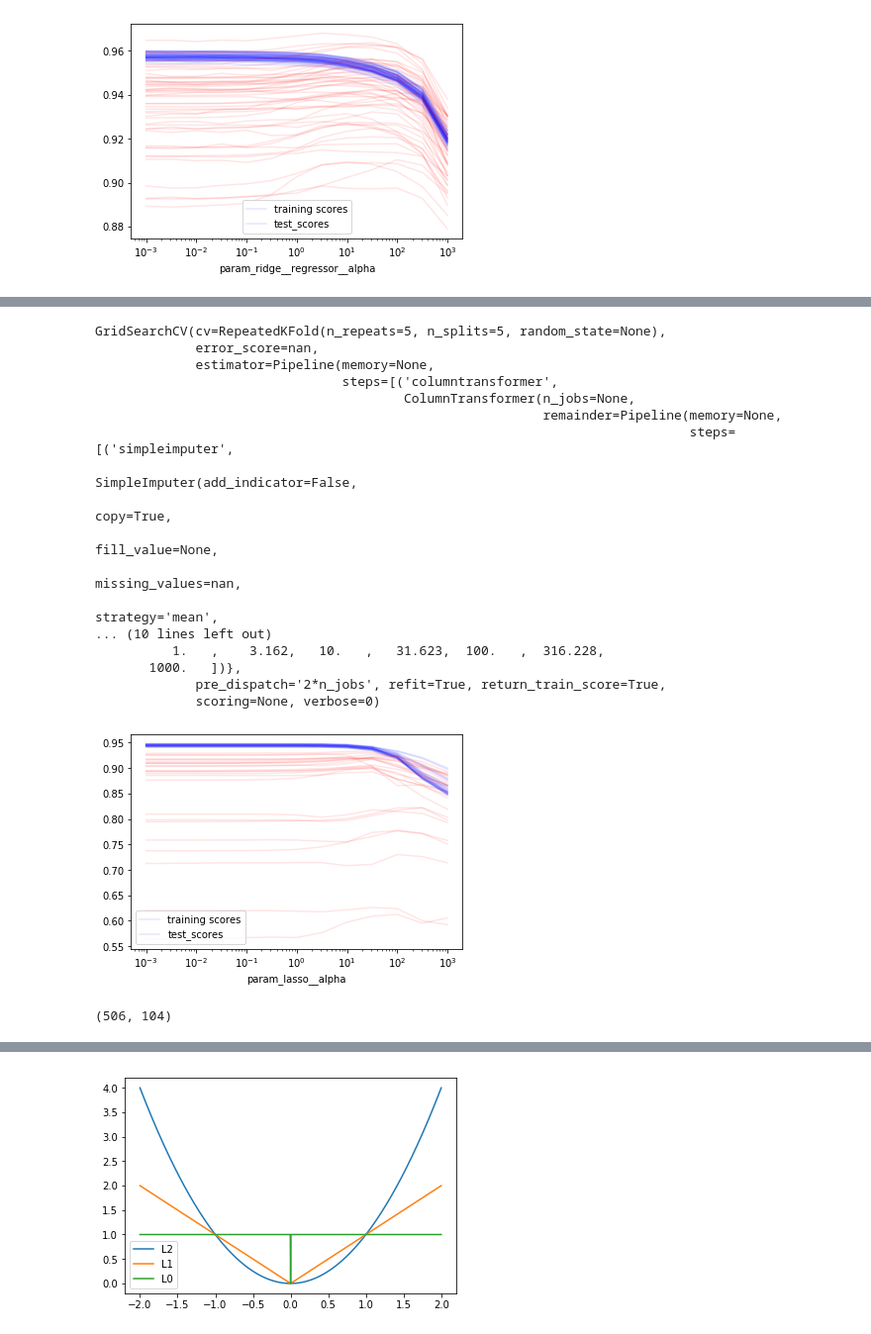
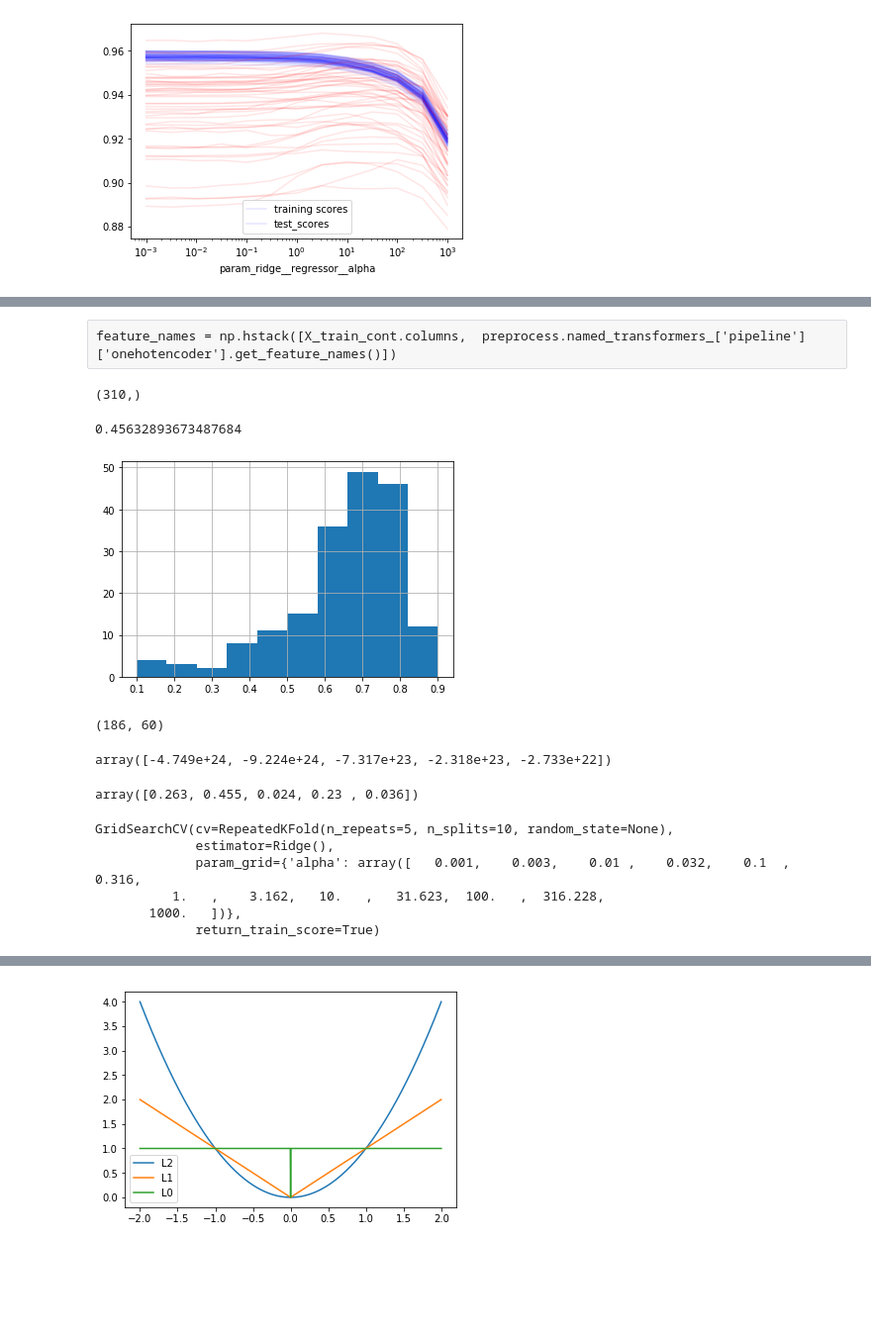
Before and after one commit to amueller/COMS4995-s20, a Jupyter notebook: slides/aml-05-linear-models-regression/aml-05-linear-models-regression-Copy1.ipynb, the cells around one changed output, grey strips where cells are left out. Shown: that part at 99% size. Saved outputs shown, nothing was run; the diff lists cells and outputs as text; code cells hidden in the pictures; blank space fills up the shorter version.

```diff
--- a/slides/aml-05-linear-models-regression/aml-05-linear-models-regression-Copy1.ipynb
+++ b/slides/aml-05-linear-models-regression/aml-05-linear-models-regression-Copy1.ipynb
@@ -223,0 +244,10 @@ plt.xscale("log")
+# %% [raw]
+feature_names = np.hstack([X_train_cont.columns,  preprocess.named_transformers_['pipeline']['onehotencoder'].get_feature_names()])
+# %%
+feature_names.shape
+# %% [output]
+(310,)
+# %%
+log_regressor.regressor_.coef_.max()
+# %% [output]
+0.45632893673487684
@@ -224,43 +256,39 @@ plt.xscale("log")
+# %%
+triazines = fetch_openml('triazines')
+# %%
+pd.Series(triazines.target).hist()
+plt.savefig('images/triazine_bar.png')
+# %% [output]
+[figure, added]
+# %%
+triazines.data.shape
+# %% [output]
+(186, 60)
+# %%
+X_train, X_test, y_train, y_test = train_test_split(triazines.data, triazines.target, random_state=0)
+
+cross_val_score(LinearRegression(), X_train, y_train, cv=5)
+# %% [output]
+array([-4.749e+24, -9.224e+24, -7.317e+23, -2.318e+23, -2.733e+22])
+# %%
+cross_val_score(Ridge(), X_train, y_train, cv=5)
+# %% [output]
+array([0.263, 0.455, 0.024, 0.23 , 0.036])
 # %%
-param_grid = {'lasso__alpha': np.logspace(-3, 3, 13)}
+from sklearn.model_selection import GridSearchCV, RepeatedKFold
+from sklearn.pipeline import Pipeline
 
-grid = GridSearchCV(make_pipeline(preprocess, Lasso(max_iter=1000)), param_grid, cv=RepeatedKFold(5, 5), return_train_score=True)
+
+param_grid = {'alpha': np.logspace(-3, 3, 13)}
+
+grid = GridSearchCV(Ridge(), param_grid, cv=RepeatedKFold(10, 5),
+                    return_train_score=True)
 grid.fit(X_train, y_train)
 # %% [output]
-GridSearchCV(cv=RepeatedKFold(n_repeats=5, n_splits=5, random_state=None),
-             error_score=nan,
-             estimator=Pipeline(memory=None,
-                                steps=[('columntransformer',
-                                        ColumnTransformer(n_jobs=None,
-                                                          remainder=Pipeline(memory=None,
-                                                                             steps=[('simpleimputer',
-                                                                                     SimpleImputer(add_indicator=False,
-                                                                                                   copy=True,
-                                                                                                   fill_value=None,
-                                                                                                   missing_values=nan,
-                                                                                                   strategy='mean',
-... (10 lines left out)
+GridSearchCV(cv=RepeatedKFold(n_repeats=5, n_splits=10, random_state=None),
+             estimator=Ridge(),
+             param_grid={'alpha': array([   0.001,    0.003,    0.01 ,    0.032,    0.1  ,    0.316,
           1.   ,    3.162,   10.   ,   31.623,  100.   ,  316.228,
        1000.   ])},
-             pre_dispatch='2*n_jobs', refit=True, return_train_score=True,
-             scoring=None, verbose=0)
+             return_train_score=True)
-# %%
-results = pd.DataFrame(grid.cv_results_)
-
-a = results.plot(c='b', x='param_lasso__alpha', y=[f'split{i}_train_score' for i in range(25)], alpha=.1)
-ax = plt.gca()
-a = results.plot(c='r', x='param_lasso__alpha', y=[f'split{i}_test_score' for i in range(25)], alpha=.1, ax=ax)
-plt.legend((ax.get_children()[0], ax.get_children()[10]), ('training scores', 'test_scores'))
-plt.xscale("log")
-# %% [output]
-[figure, removed]
-# %%
-from sklearn.preprocessing import PolynomialFeatures, scale
-X, y = boston.data, boston.target
-#X, y = data.data, data.target
-X_poly = PolynomialFeatures(include_bias=False).fit_transform(SimpleImputer().fit_transform(scale(X)))
-print(X_poly.shape)
-X_train, X_test, y_train, y_test = train_test_split(X_poly, y, random_state=42)
-# %% [output]
-(506, 104)
 # %%
```
Also changed, not shown: parts of 36 cells of this notebook, 11 other files.
